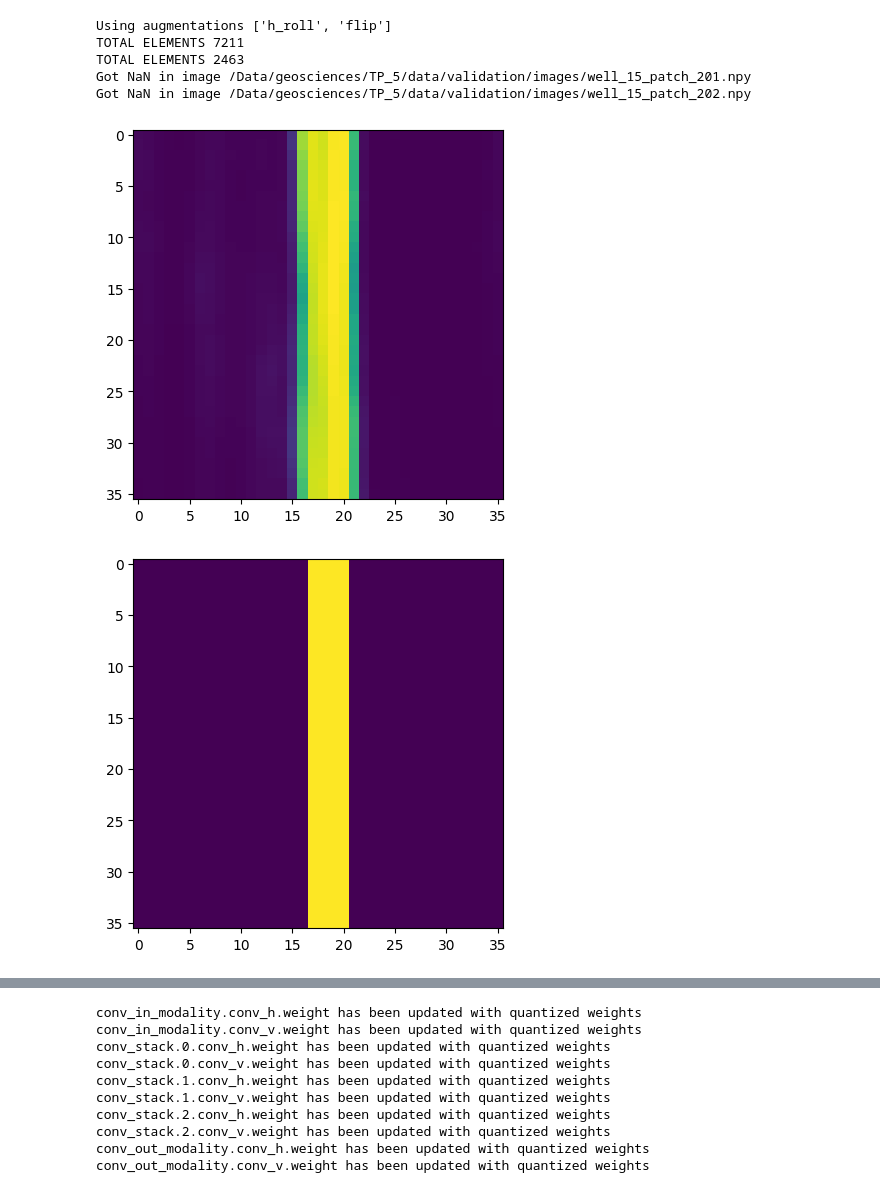
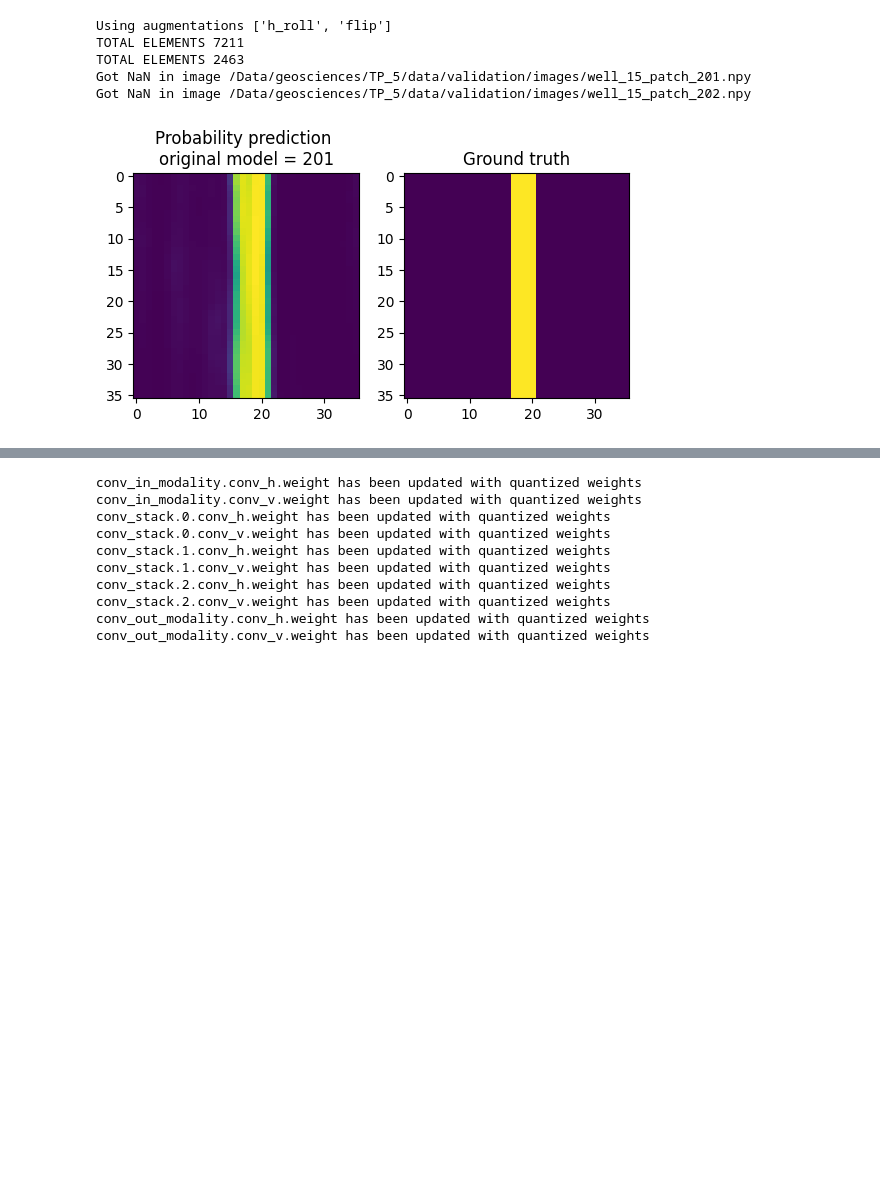
Before and after one commit to balthazarneveu/geosciences, a Jupyter notebook: TP_5/model_quantization.ipynb, the cells around one changed output, grey strips where cells are left out. Cells and saved outputs as stored; diff of their text form; code cells hidden in the pictures; blank space fills up the shorter version.

Commit message:
#7 updat quantization figures and report

```diff
--- a/TP_5/model_quantization.ipynb
+++ b/TP_5/model_quantization.ipynb
@@ -29,15 +30,18 @@ Got NaN in image /Data/geosciences/TP_5/data/validation/images/well_15_patch_202
 # %%
 img, label = next(iter(dl_dict[VALIDATION]))
 with torch.no_grad():
     output = model(img)
-selected_index = 12
+selected_index = 12 # image to pick from the first validation batch
+plt.figsize = (10, 5)
+plt.subplot(1, 2, 1)
 plt.imshow(torch.sigmoid(output[selected_index, 0, ...]).detach().cpu().numpy())
-plt.show()
+plt.title(f'Probability prediction \noriginal model = {exp}')
+plt.subplot(1, 2, 2)
+plt.title("Ground truth")
 plt.imshow(label[selected_index, 0, ...].detach().cpu().numpy().astype(float))
 plt.show()
 # %% [output]
-[figure, old version]
+[figure, new version]
-[figure, removed]
 # %%
 params = torch.cat([p.flatten() for p in model.parameters() if p.requires_grad])
 params = params.detach().cpu().numpy()
```
Also changed, not shown: parts of 6 cells of this notebook, 8 other files.
